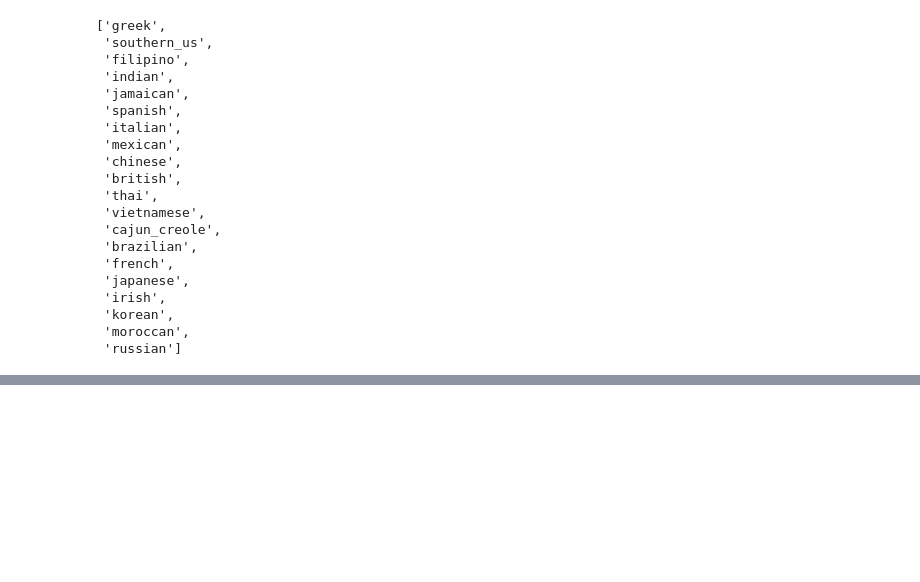
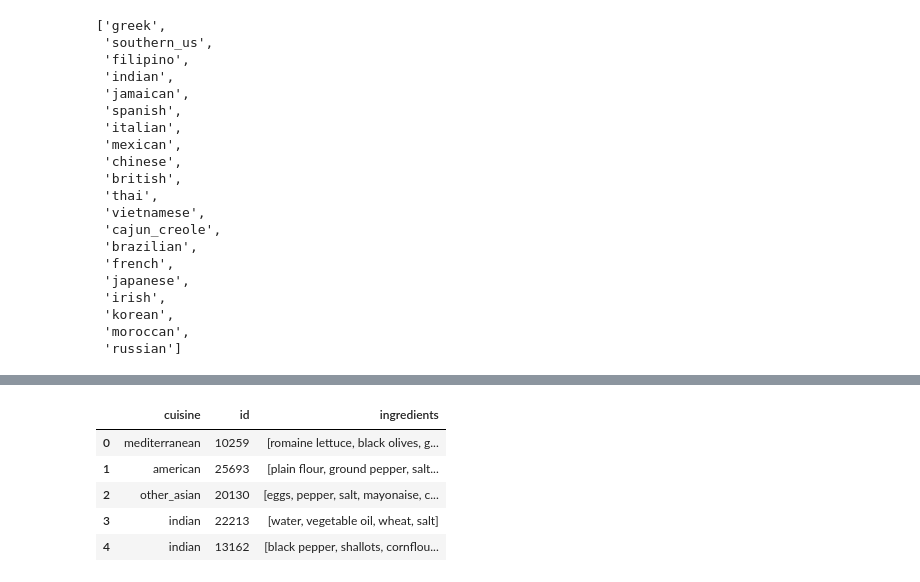
Before and after one commit to finnqiao/food_user_matching, a Jupyter notebook: kaggle_dataset.ipynb, the cells around one changed output, grey strips where cells are left out. Saved outputs shown, nothing was run; the diff lists cells and outputs as text; code cells hidden in the pictures; blank space fills up the shorter version.

```diff
--- a/kaggle_dataset.ipynb
+++ b/kaggle_dataset.ipynb
@@ -33,0 +40,20 @@ grouped = df.groupby('cuisine')
+# %%
+kaggle.loc[(kaggle.cuisine == 'greek'), 'cuisine'] = 'mediterranean'
+kaggle.loc[(kaggle.cuisine == 'southern_us'), 'cuisine'] = 'american'
+kaggle.loc[(kaggle.cuisine == 'jamaican'), 'cuisine'] = 'latin_american'
+kaggle.loc[(kaggle.cuisine == 'british'), 'cuisine'] = 'other_european'
+kaggle.loc[(kaggle.cuisine == 'cajun_creole'), 'cuisine'] = 'american'
+kaggle.loc[(kaggle.cuisine == 'brazilian'), 'cuisine'] = 'latin_american'
+kaggle.loc[(kaggle.cuisine == 'irish'), 'cuisine'] = 'other_european'
+kaggle.loc[(kaggle.cuisine == 'moroccan'), 'cuisine'] = 'african'
+kaggle.loc[(kaggle.cuisine == 'russian'), 'cuisine'] = 'other_european'
+kaggle.loc[(kaggle.cuisine == 'filipino'), 'cuisine'] = 'other_asian'
+
+kaggle.head()
+# %% [output]
+|  | cuisine | id | ingredients |
+| 0 | mediterranean | 10259 | [romaine lettuce, black olives, g... |
+| 1 | american | 25693 | [plain flour, ground pepper, salt... |
+| 2 | other_asian | 20130 | [eggs, pepper, salt, mayonaise, c... |
+| 3 | indian | 22213 | [water, vegetable oil, wheat, salt] |
+| 4 | indian | 13162 | [black pepper, shallots, cornflou... |
```
Also changed, not shown: parts of 8 cells of this notebook, 1 other file.
